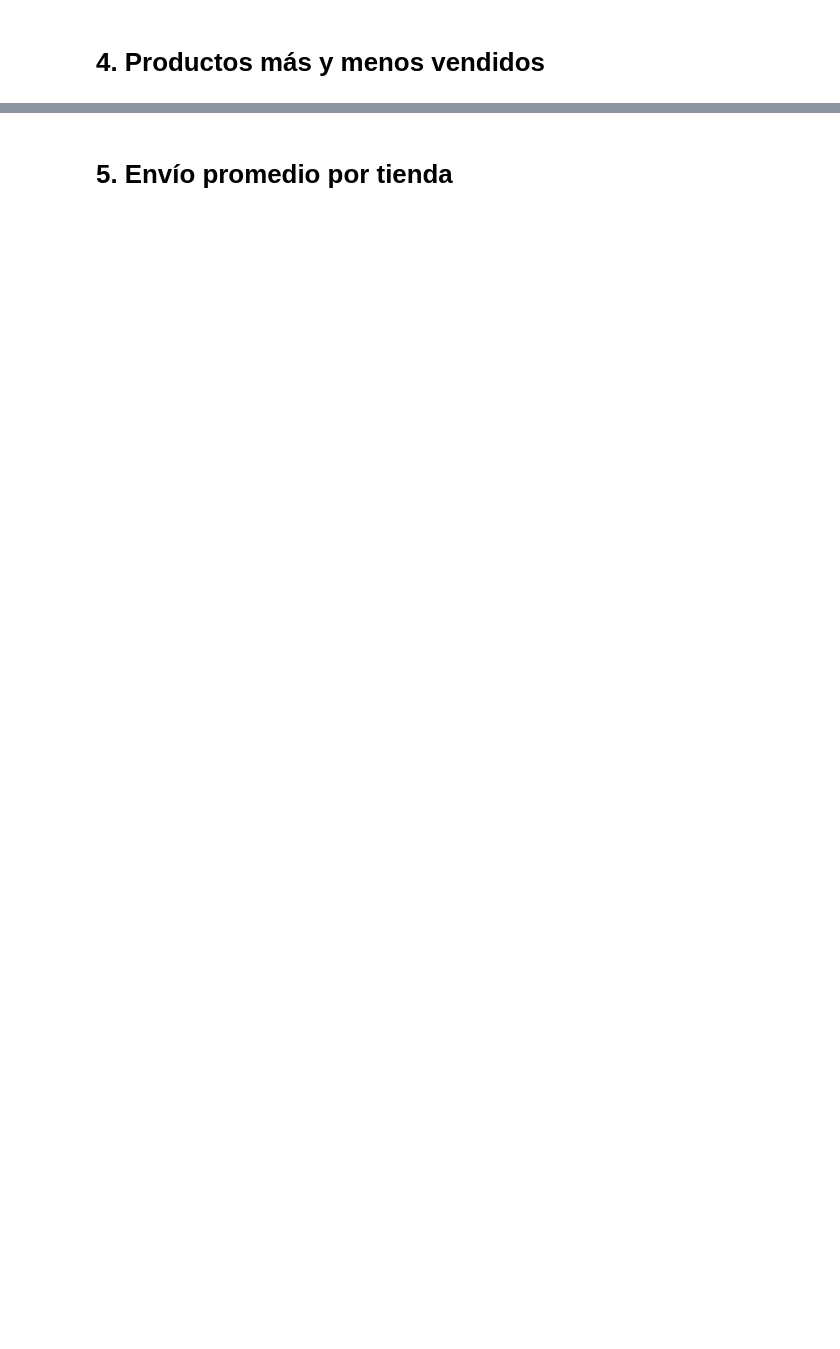
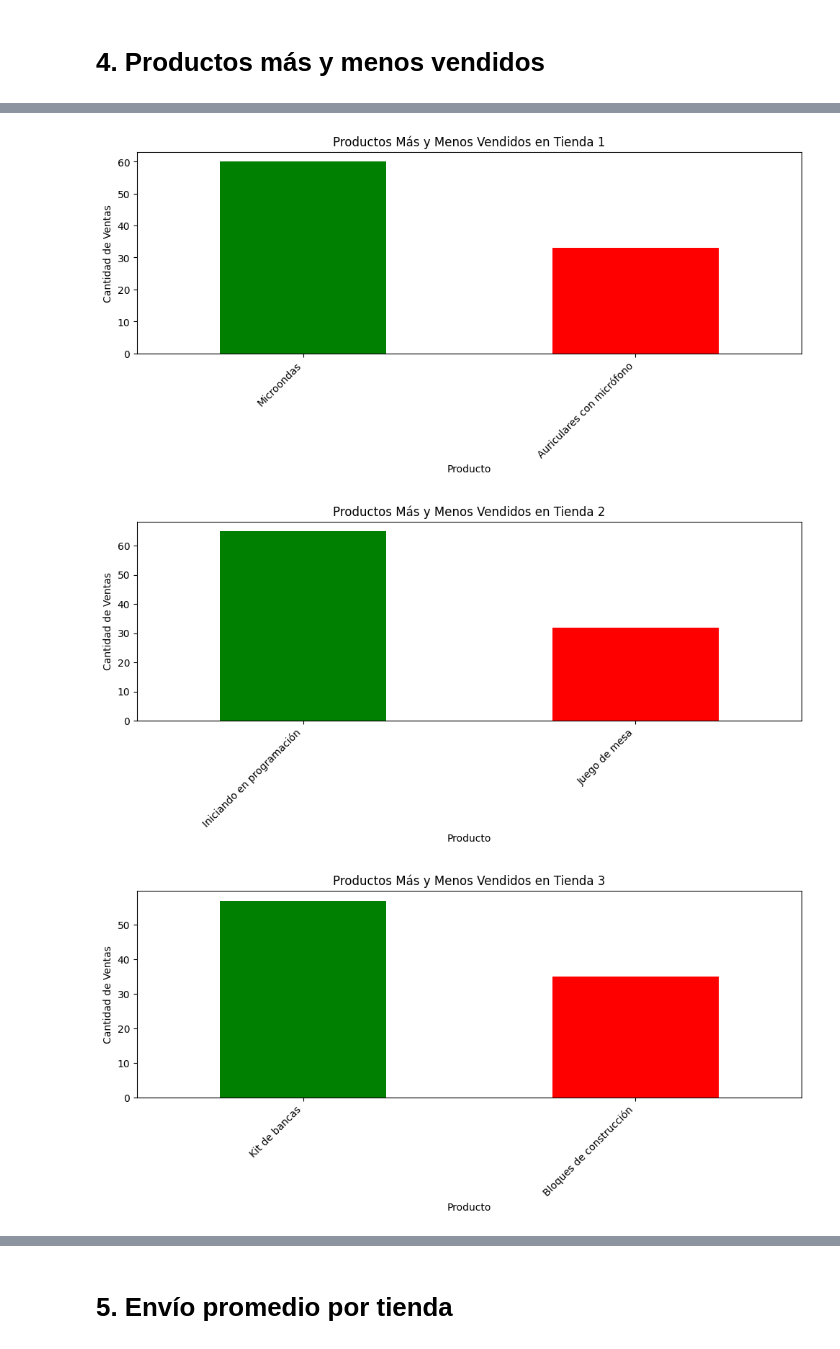
Before and after one commit to thxlopez7/challenge_Alura_Store-AnalisisDeDatos, a Jupyter notebook: AluraStoreLatam.ipynb, the cells around one changed output, grey strips where cells are left out. Drawn from its saved outputs; the diff is of its cells as text; code cells hidden in the pictures; blank space fills up the shorter version.

```diff
--- a/AluraStoreLatam.ipynb
+++ b/AluraStoreLatam.ipynb
@@ -81,0 +169,30 @@ Name: Precio, dtype: float64
+# %%
+import matplotlib.pyplot as plt
+import pandas as pd
+
+def graficar_productos_mas_y_menos_vendidos(dataframe, nombre_tienda):
+    conteo_productos = dataframe['Producto'].value_counts()
+    producto_mas_vendido = conteo_productos.nlargest(1)
+    producto_menos_vendido = conteo_productos.nsmallest(1)
+
+    # Combinar para graficar
+    productos_para_graficar = pd.concat([producto_mas_vendido, producto_menos_vendido])
+
+    plt.figure(figsize=(10, 5))
+    productos_para_graficar.plot(kind='bar', color=['green', 'red'])
+    plt.title(f'Productos Más y Menos Vendidos en {nombre_tienda}')
+    plt.xlabel('Producto')
+    plt.ylabel('Cantidad de Ventas')
+    plt.xticks(rotation=45, ha='right')
+    plt.tight_layout()
+    plt.show()
+
+# Llamar a la función para cada tienda
+graficar_productos_mas_y_menos_vendidos(tienda, 'Tienda 1')
+graficar_productos_mas_y_menos_vendidos(tienda2, 'Tienda 2')
+graficar_productos_mas_y_menos_vendidos(tienda3, 'Tienda 3')
+graficar_productos_mas_y_menos_vendidos(tienda4, 'Tienda 4')
+# %% [output]
+[figure, added]
+[figure, added]
+[figure, added]
```
Also changed, not shown: parts of 6 cells of this notebook.
